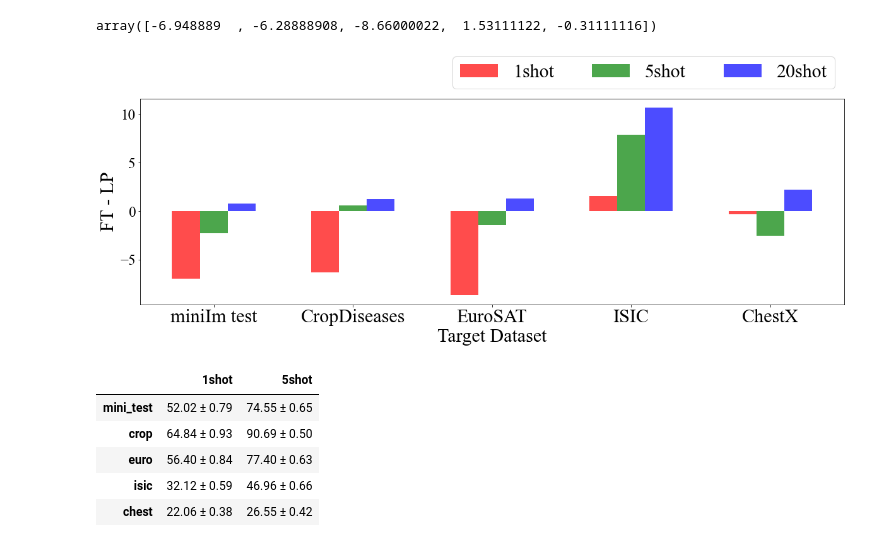
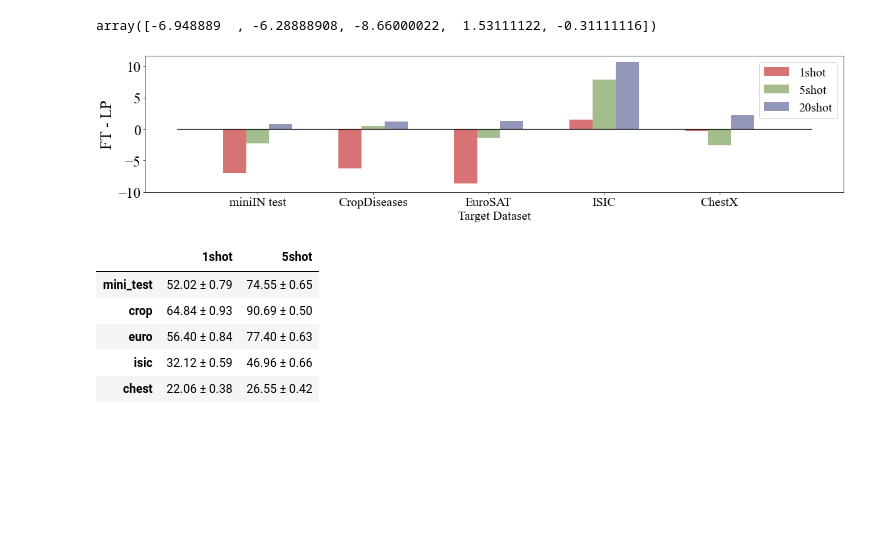
Before and after one commit to kimyuji/Fine-tune-with-Few-Samples, a Jupyter notebook: check_acc.ipynb, the cells around one changed output. Drawn from its saved outputs; the diff is of its cells as text; code cells hidden in the pictures; blank space fills up the shorter version.

```diff
--- a/check_acc.ipynb
+++ b/check_acc.ipynb
@@ -16,7 +16,7 @@ plt.rcParams["figure.figsize"] = (14,4)
 plt.rcParams['lines.linewidth'] = 2
 plt.rcParams['font.size'] = 23
 datas = ['mini_test', 'crop','euro', 'isic', 'chest']
-datas_full = ['miniIm test', 'CropDiseases', 'EuroSAT', 'ISIC', 'ChestX']
+datas_full = ['miniIN test', 'CropDiseases', 'EuroSAT', 'ISIC', 'ChestX']
 backbone = ['18', '34', '50', '101', '152']
 print(mpl.rcParams['font.family'])
 print(mpl.rcParams['font.size'])
@@ -51,6 +51,7 @@ result.loc[:,'01shot'].values.astype('float')
 # %% [output]
 array([-6.948889  , -6.28888908, -8.66000022,  1.53111122, -0.31111116])
 # %%
+# 채도 줄이기 0선 그리기
 result_f = pd.DataFrame(None, index=datas, columns=['01shot', '05shot', '20shot'])
 for data in result_f.index:
     for bs in result_f.columns:
@@ -72,48 +73,48 @@ result = result_f - result_h
 shot_lst = ['01shot', '05shot', '20shot']
 
 # 그림 사이즈, 바 굵기 조정
-fig, ax = plt.subplots(figsize=(20,6))
+fig, ax = plt.subplots(figsize=(20,4))
 bar_width = 0.2
 
 # 연도가 4개이므로 0, 1, 2, 3 위치를 기준으로 삼음
 index = np.arange(5)
 
 # 각 연도별로 3개 샵의 bar를 순서대로 나타내는 과정, 각 그래프는 0.25의 간격을 두고 그려짐
 
-b1 = plt.bar(index, result.loc[:, '01shot'].values.astype('float'), bar_width, alpha=0.7, color='red', label='1shot')
+b1 = plt.bar(index, result.loc[:, '01shot'].values.astype('float'), bar_width, alpha=0.6, color='#BF161A', label='1shot')
 
-b2 = plt.bar(index + bar_width, result.loc[:, '05shot'].values.astype('float'), bar_width, alpha=0.7, color='green', label='5shot')
+b2 = plt.bar(index + bar_width, result.loc[:, '05shot'].values.astype('float'), bar_width, alpha=1.0, color='#A3BE8C', label='5shot')
 
-b3 = plt.bar(index + 2*bar_width, result.loc[:, '20shot'].values.astype('float'), bar_width, alpha=0.7, color='blue', label='20shot')
+b3 = plt.bar(index + 2*bar_width, result.loc[:, '20shot'].values.astype('float'), bar_width, alpha=0.6, color='#4B528B80', label='20shot')
 
 # b4 = plt.bar(index + 3*bar_width, result_f.loc['crop'].values, bar_width, alpha=0.7, color='orange', label=None)
 
 # b5 = plt.bar(index + 4*bar_width, result_h.loc['euro'].values, bar_width, alpha=0.4, color='green', label='euro')
 
 # b6 = plt.bar(index + 5*bar_width, result_f.loc['euro'].values, bar_width, alpha=0.7, color='green', label=None)
 
 # b7 = plt.bar(index + 6*bar_width, result_h.loc['isic'].values, bar_width, alpha=0.4, color='blue', label='isic')
 
 # b8 = plt.bar(index + 7*bar_width, result_f.loc['isic'].values, bar_width, alpha=0.7, color='blue', label=None)
 
 # b9 = plt.bar(index + 8*bar_width, result_h.loc['chest'].values, bar_width, alpha=0.4, color='purple', label='chest')
 
 # b10 = plt.bar(index + 9*bar_width, result_f.loc['chest'].values, bar_width, alpha=0.7, color='purple', label=None)
 
 
-
+plt.hlines(y=0, xmin=-0.5, xmax=5, color='black', linewidth=1.2)
 # x축 위치를 정 가운데로 조정하고 x축의 텍스트를 year 정보와 매칭
-plt.xticks(np.arange(bar_width+0, 5 + bar_width, 1), datas_full, size = 30)
-
+plt.xticks(np.arange(bar_width+0, 5 + bar_width, 1), datas_full, size = 20)
+plt.yticks(np.arange(-10, 11, 5))
 # x축, y축 이름 및 범례 설정
-plt.xlabel('Target Dataset', size = 30)
-plt.ylabel('FT - LP', size = 30)
+plt.xlabel('Target Dataset', size = 20)
+plt.ylabel('FT - LP', size = 25)
 #plt.ylim([0, 20])
-plt.legend(loc='upper right', bbox_to_anchor=(1, 1.25), fontsize = 30, ncol=5)
+plt.legend(loc='upper right', bbox_to_anchor=(1, 1), fontsize = 20, ncol=1)
 plt.savefig('./img_pdf/full/why_full.pdf', bbox_inches='tight', format='pdf')
 plt.show()
 # %% [output]
-[figure, old version]
+[figure, new version]
 # %%
 CD-FSL/logs/baseline/output/resnet10_simclr_LS_default/mini_test/05way_001shot_full_default/augmentation/base/test_history.csv
 # %%
```
Also changed, not shown: parts of 1 cell of this notebook, 8 other files.
